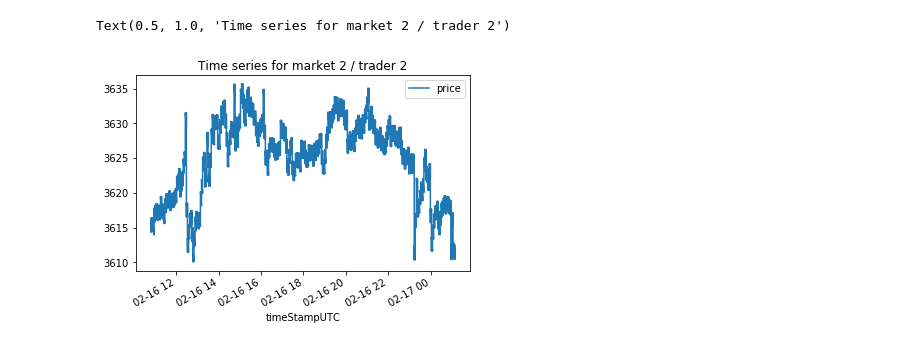
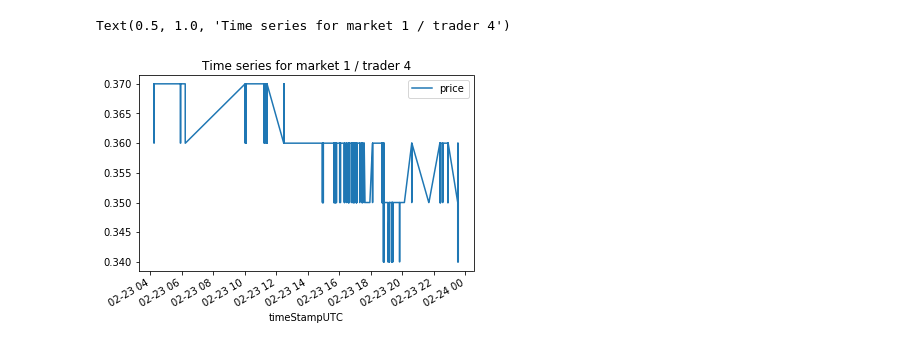
Before and after one commit to alpinechicken/blocmarket, a Jupyter notebook: doc/plots/PlotMarket.ipynb, the cells around one changed output. Cells and saved outputs as stored; diff of their text form; code cells hidden in the pictures.

```diff
--- a/doc/plots/PlotMarket.ipynb
+++ b/doc/plots/PlotMarket.ipynb
@@ -3,32 +3,32 @@
 # %%
 import requests
 import json
 import numpy as np
 import pandas as pd
 import time
 
 %matplotlib inline
 import matplotlib.pyplot as plt
 
 baseurl = 'http://127.0.0.1:7000/'
-tId = 2
-mkId =2
+tId = 4
+mkId  = 1
 headers = {'content-type': 'application/json'}
 
 # Get summary for this market and plot
 
 url = baseurl+'viewTradeSummary'
 content = {'traderId': int(tId)}
 response = requests.post(url, data=json.dumps(content), headers=headers, stream=True)
 a = pd.read_json(response.json())
 a = a[a['marketId'] == mkId]
 a = a.set_index(a['timeStampUTC'])
 a = a[3:]
 
 
 plt.figure(); a['price'].plot(); plt.legend(loc='best'); plt.title('Time series for market ' + str(mkId) + ' / trader ' +str(tId))
 # %% [output]
-Text(0.5, 1.0, 'Time series for market 2 / trader 2')
+Text(0.5, 1.0, 'Time series for market 1 / trader 4')
-[figure, old version]
+[figure, new version]
 # %%
 bids = a[a['quantity']<0]
```
Also changed, not shown: parts of 2 cells of this notebook, 9 other files.
